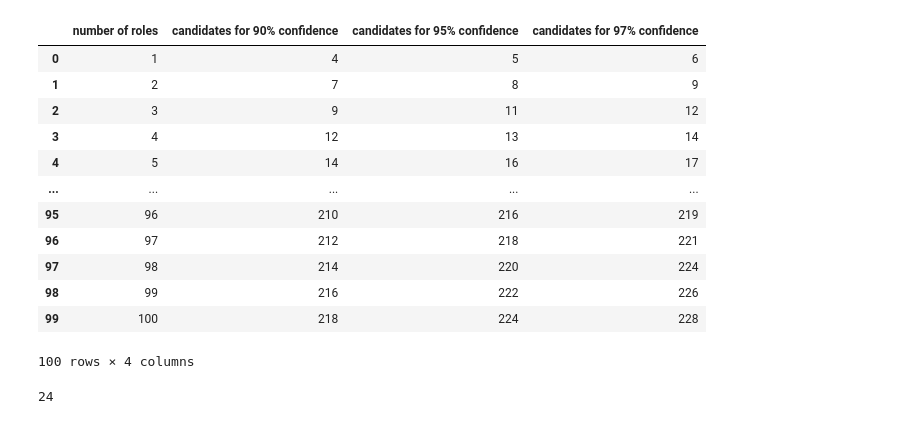
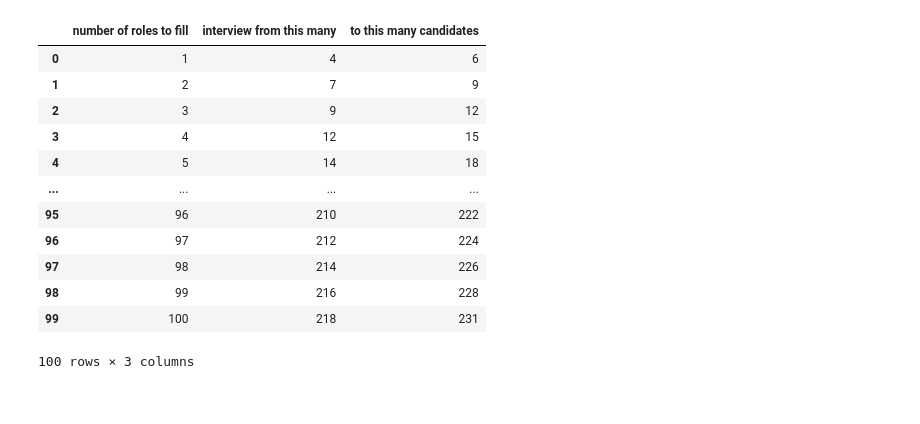
Before and after one commit to ajschumacher/interviews_for_n_roles, a Jupyter notebook: interviews_for_n_roles.ipynb, the cells around one changed output. Drawn from its saved outputs; the diff is of its cells as text; code cells hidden in the pictures.

```diff
--- a/interviews_for_n_roles.ipynb
+++ b/interviews_for_n_roles.ipynb
@@ -32,30 +39,25 @@ def min_candidates(roles_n, p_hire=0.5, confidence=0.9):
             return candidates_n
         candidates_n += 1
 # %%
-pd.DataFrame([(roles_n,
-               min_candidates(roles_n, confidence=0.9),
-               min_candidates(roles_n, confidence=0.95),
-               min_candidates(roles_n, confidence=0.97))
-              for roles_n in range(1, 101)],
-            columns=['number of roles',
-                     'candidates for 90% confidence',
-                     'candidates for 95% confidence',
-                     'candidates for 97% confidence'])
+recs = pd.DataFrame([(roles_n,
+                      min_candidates(roles_n, confidence=0.9),
+                      min_candidates(roles_n, confidence=0.98))
+                     for roles_n in range(1, 101)],
+                    columns=['number of roles to fill',
+                             'interview from this many',
+                             'to this many candidates'])
+recs
 # %% [output]
-|  | number of roles | candidates for 90% confidence | candidates for 95% confidence | candidates for 97% confidence |
-| 0 | 1 | 4 | 5 | 6 |
-| 1 | 2 | 7 | 8 | 9 |
-| 2 | 3 | 9 | 11 | 12 |
-| 3 | 4 | 12 | 13 | 14 |
-| 4 | 5 | 14 | 16 | 17 |
-| ... | ... | ... | ... | ... |
-| 95 | 96 | 210 | 216 | 219 |
-| 96 | 97 | 212 | 218 | 221 |
-| 97 | 98 | 214 | 220 | 224 |
-| 98 | 99 | 216 | 222 | 226 |
-| 99 | 100 | 218 | 224 | 228 |
+|  | number of roles to fill | interview from this many | to this many candidates |
+| 0 | 1 | 4 | 6 |
+| 1 | 2 | 7 | 9 |
+| 2 | 3 | 9 | 12 |
+| 3 | 4 | 12 | 15 |
+| 4 | 5 | 14 | 18 |
+| ... | ... | ... | ... |
+| 95 | 96 | 210 | 222 |
+| 96 | 97 | 212 | 224 |
+| 97 | 98 | 214 | 226 |
+| 98 | 99 | 216 | 228 |
+| 99 | 100 | 218 | 231 |
-100 rows × 4 columns
+100 rows × 3 columns
-# %%
-min_candidates(9)
-# %% [output]
-24
```
Also changed, not shown: parts of 45 cells of this notebook, 1 other file.
